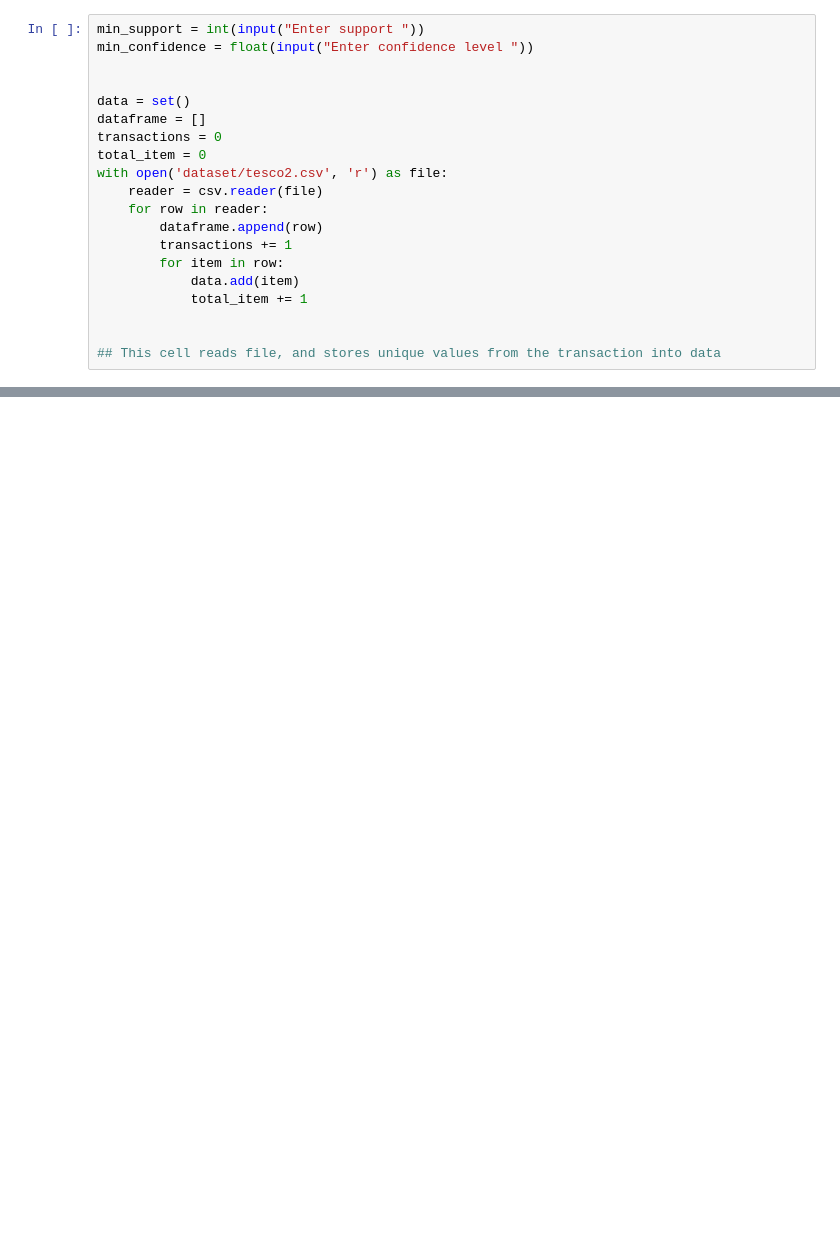
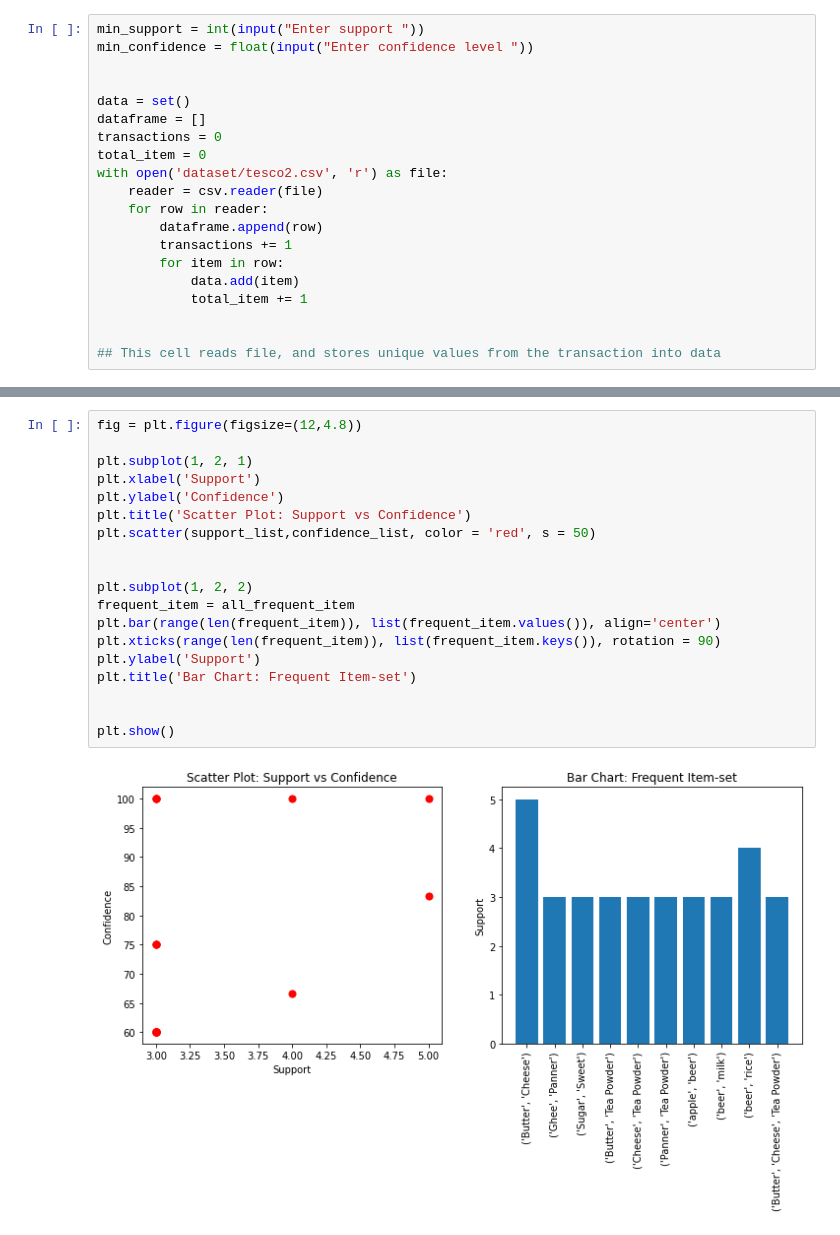
Before and after one commit to JEENB/Apriori-Algorithm, a Jupyter notebook: main.ipynb, the cells around one changed output, grey strips where cells are left out. Saved outputs shown, nothing was run; the diff lists cells and outputs as text; blank space fills up the shorter version.

Commit message:
export and visualization

```diff
--- a/main.ipynb
+++ b/main.ipynb
@@ -221,0 +224,21 @@ Condidence = 100.00 %
+# %%
+fig = plt.figure(figsize=(12,4.8))
+
+plt.subplot(1, 2, 1)
+plt.xlabel('Support')
+plt.ylabel('Confidence')
+plt.title('Scatter Plot: Support vs Confidence')
+plt.scatter(support_list,confidence_list, color = 'red', s = 50)
+
+
+plt.subplot(1, 2, 2)
+frequent_item = all_frequent_item
+plt.bar(range(len(frequent_item)), list(frequent_item.values()), align='center')
+plt.xticks(range(len(frequent_item)), list(frequent_item.keys()), rotation = 90)
+plt.ylabel('Support')
+plt.title('Bar Chart: Frequent Item-set')
+
+
+plt.show()
+# %% [output]
+[figure, added]
```
Also changed, not shown: parts of 13 cells of this notebook, 1 other file.
